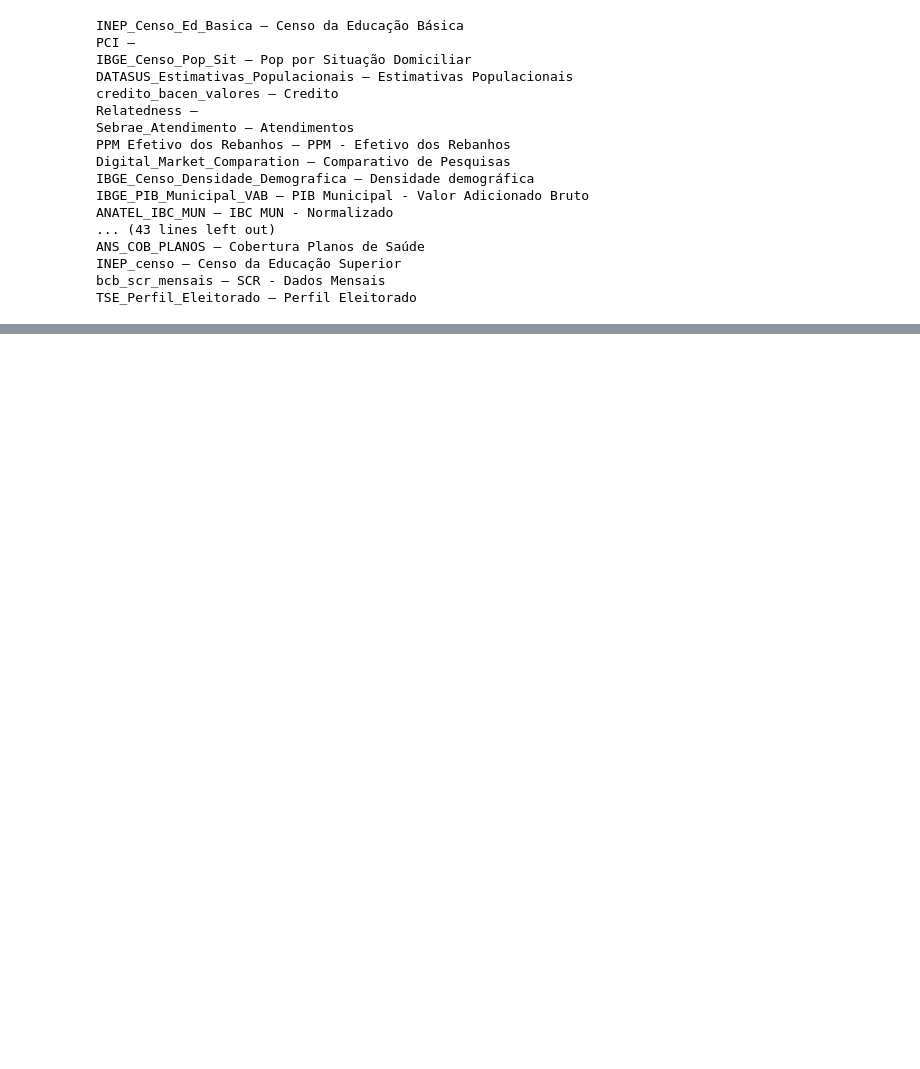
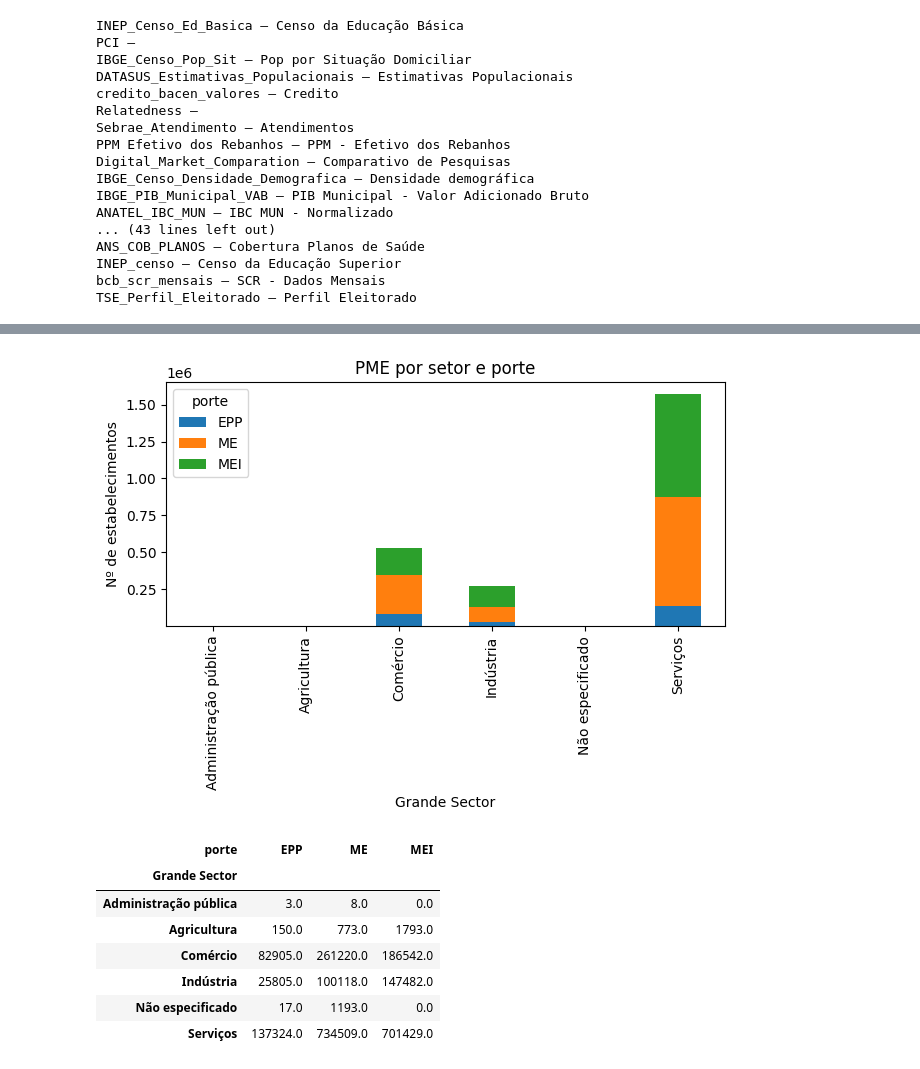
Before and after one commit to Pennini/TCC, a Jupyter notebook: notebooks/3. Dados Sebrae.ipynb, the cells around one changed output, grey strips where cells are left out. Saved outputs shown, nothing was run; the diff lists cells and outputs as text; code cells hidden in the pictures; blank space fills up the shorter version.

```diff
--- a/notebooks/3. Dados Sebrae.ipynb
+++ b/notebooks/3. Dados Sebrae.ipynb
@@ -81,0 +132,21 @@ with open("../data/raw/sebrae.json", "w", encoding="utf-8") as f:
+# %%
+df_ps = sebrae.clean_portes(
+    sebrae.to_df(raw, "RF__Establishments__Grande Sector,Company Size Sebrae")
+)
+pivot = df_ps[df_ps["porte"].isin(["MEI", "ME", "EPP"])].pivot_table(
+    index="Grande Sector", columns="porte", values="Establishments", aggfunc="sum"
+).fillna(0)
+ax = pivot.plot.bar(stacked=True, title="PME por setor e porte")
+ax.set_ylabel("Nº de estabelecimentos")
+plt.tight_layout(); plt.show()
+pivot
+# %% [output]
+[figure, added]
+| porte | EPP | ME | MEI |
+| Grande Sector |  |  |  |
+| Administração pública | 3.0 | 8.0 | 0.0 |
+| Agricultura | 150.0 | 773.0 | 1793.0 |
+| Comércio | 82905.0 | 261220.0 | 186542.0 |
+| Indústria | 25805.0 | 100118.0 | 147482.0 |
+| Não especificado | 17.0 | 1193.0 | 0.0 |
+| Serviços | 137324.0 | 734509.0 | 701429.0 |
```
Also changed, not shown: parts of 15 cells of this notebook.
